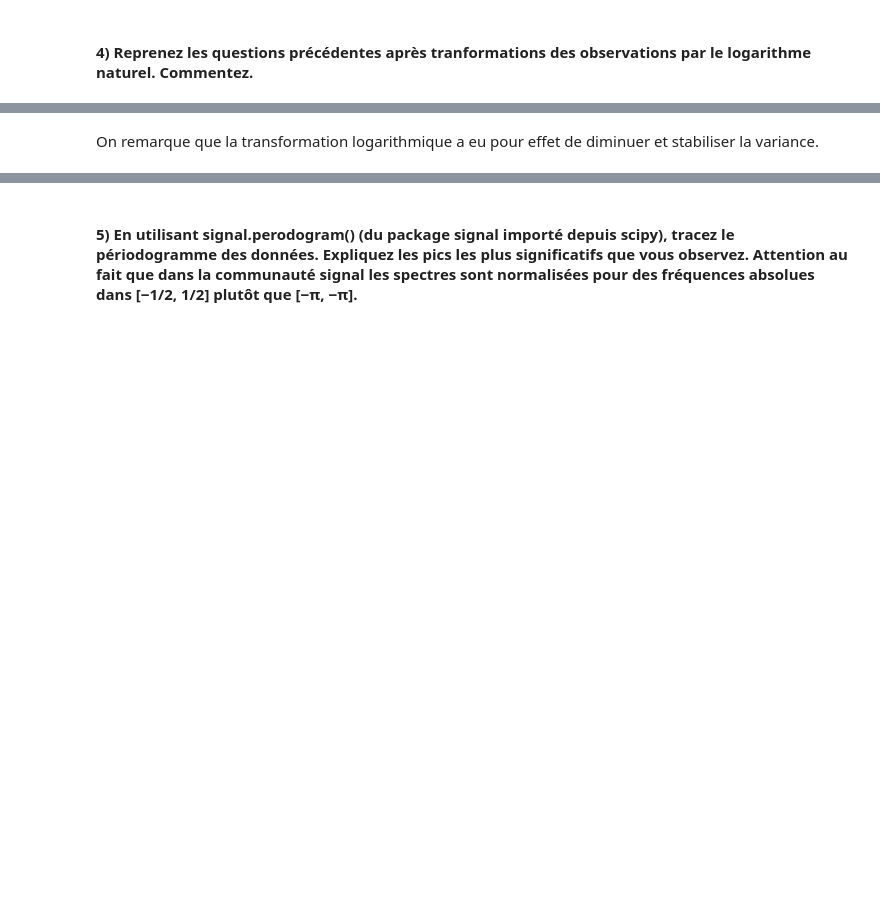
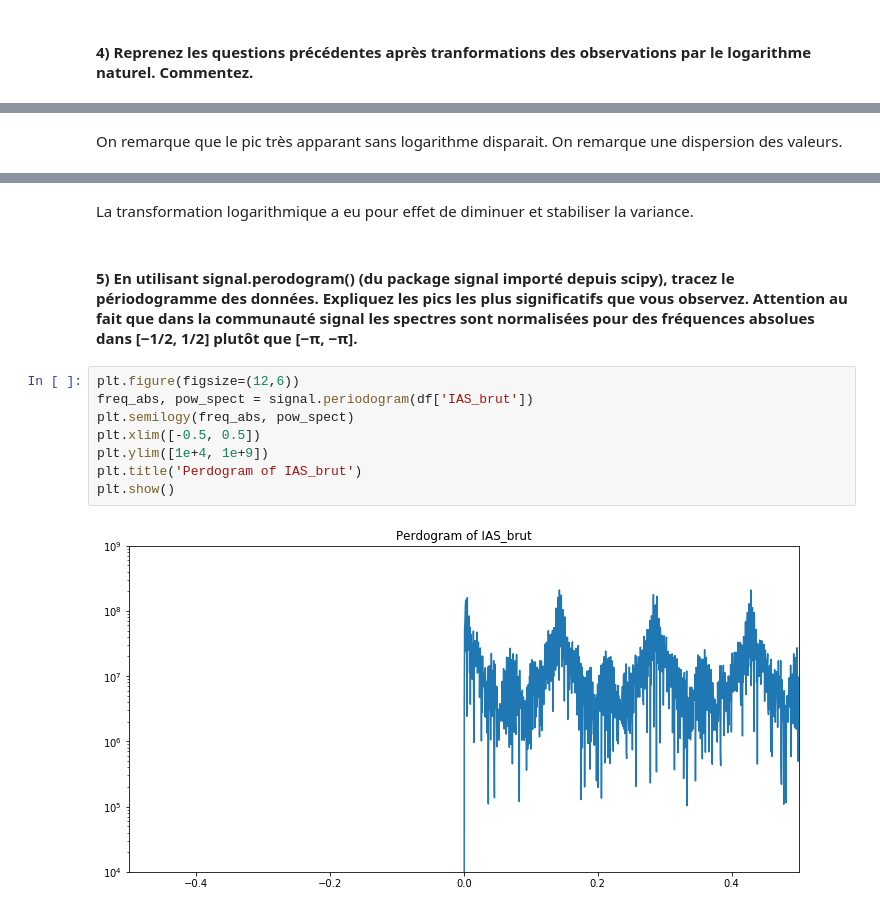
Before and after one commit to sbouden/MSBGD, a Jupyter notebook: ML/TP10_Series temporelles/Séries temporelles.ipynb, the cells around one changed output, grey strips where cells are left out. Drawn from its saved outputs; the diff is of its cells as text; blank space fills up the shorter version.

```diff
--- a/ML/TP10_Series temporelles/Séries temporelles.ipynb
+++ b/ML/TP10_Series temporelles/Séries temporelles.ipynb
@@ -117,15 +120,27 @@ fig = px.line(df, x='PERIODE', y=np.log(df['IAS_brut']))
 fig.show()
 # %% [output]
 [interactive output not drawn]
-# %% [markdown]
-On remarque que la transformation logarithmique a eu pour effet de diminuer et stabiliser la variance.
+# %% [markdown]
+On remarque que le pic très apparant sans logarithme disparait. On remarque une dispersion des valeurs.
 # %%
 fig = px.histogram(df, x=np.log(df["IAS_brut"]), nbins=30)
 fig.show()
 # %% [output]
 [interactive output not drawn]
+# %% [markdown]
+La transformation logarithmique a eu pour effet de diminuer et stabiliser la variance.
 # %% [markdown]
 #### 5) En utilisant signal.perodogram() (du package signal importé depuis scipy), tracez le périodogramme des données. Expliquez les pics les plus significatifs que vous observez. Attention au fait que dans la communauté signal les spectres sont normalisées pour des fréquences absolues dans [−1/2, 1/2] plutôt que [−π, −π].
+# %%
+plt.figure(figsize=(12,6))
+freq_abs, pow_spect = signal.periodogram(df['IAS_brut'])
+plt.semilogy(freq_abs, pow_spect)
+plt.xlim([-0.5, 0.5])
+plt.ylim([1e+4, 1e+9])
+plt.title('Perdogram of IAS_brut')
+plt.show()
+# %% [output]
+[figure, added]
 # %%
 plt.figure(figsize=(12,6))
 freq_abs, pow_spect = signal.periodogram(np.log(df['IAS_brut']))
```
Also changed, not shown: parts of 32 cells of this notebook.
